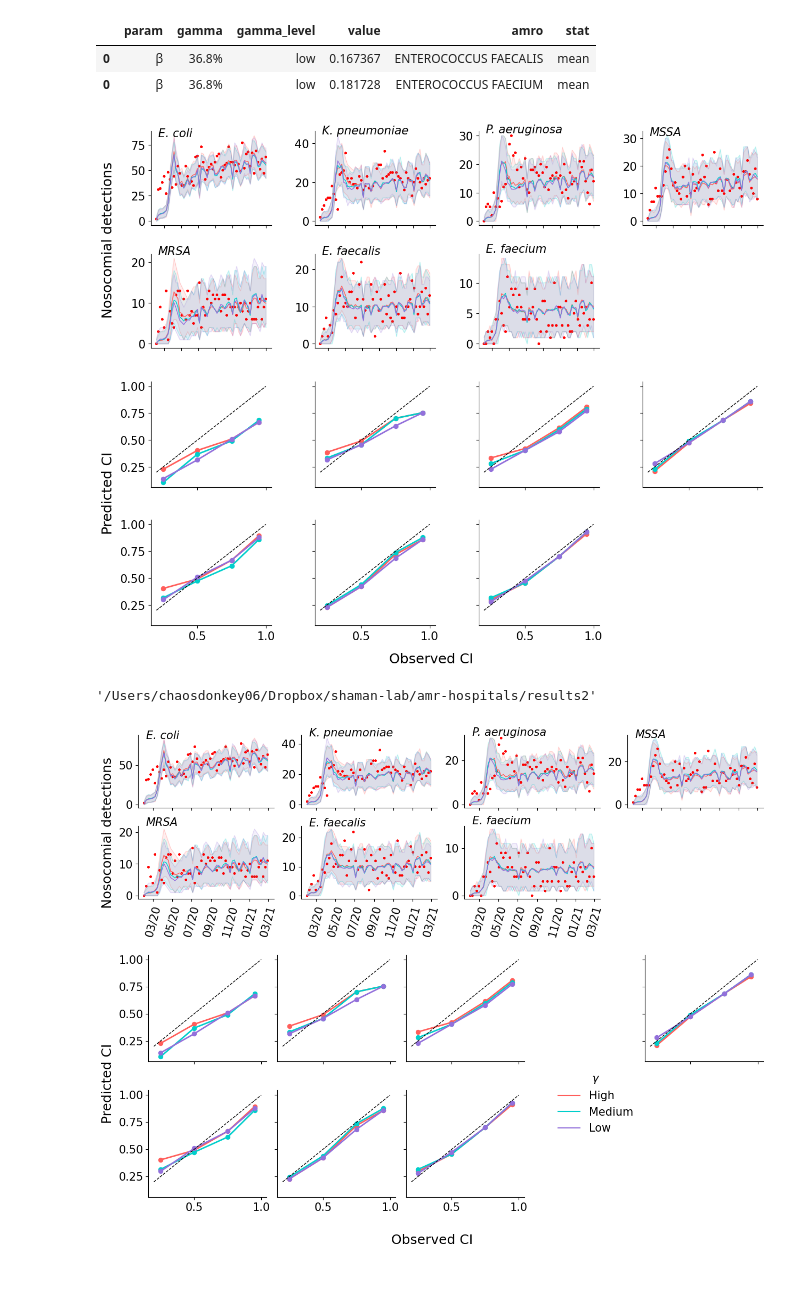
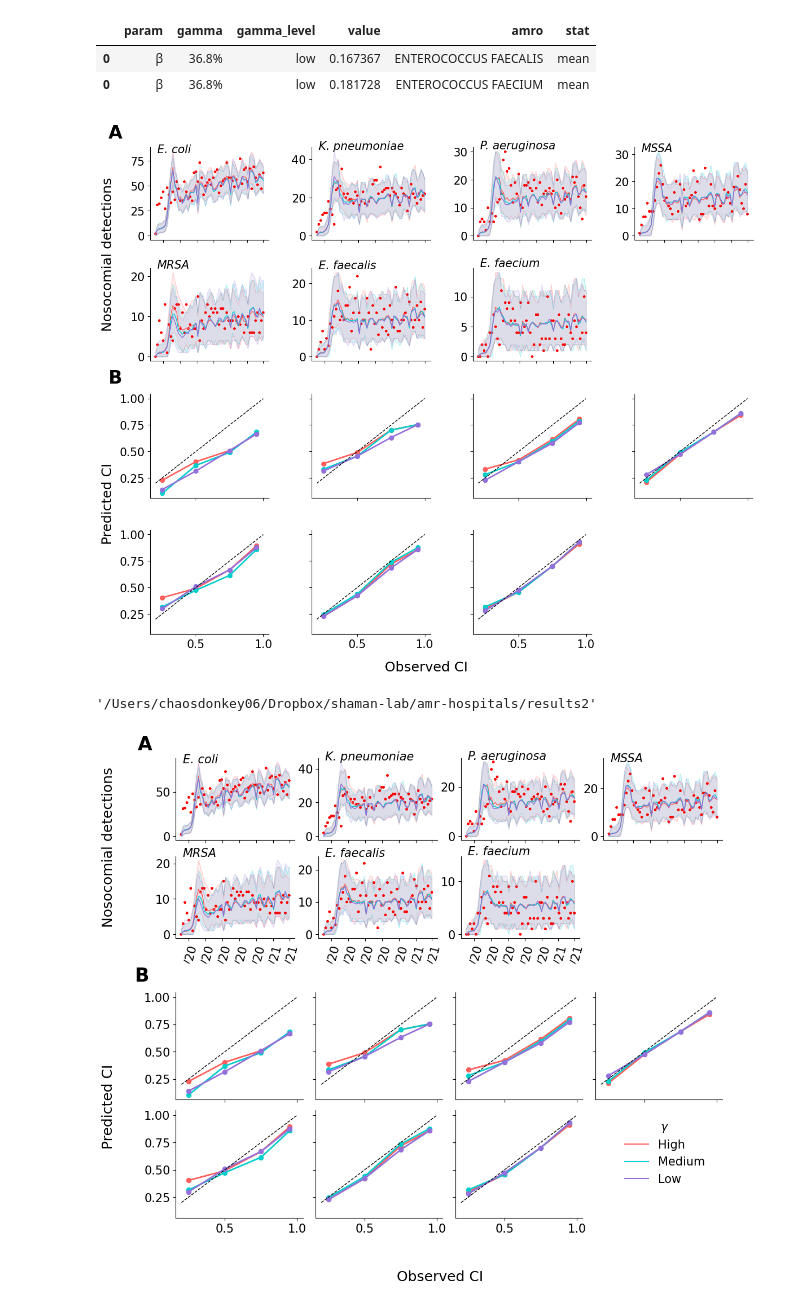
Before and after one commit to ChaosDonkey06/AMR_ABM2, a Jupyter notebook: manuscript/Fig3and4.ipynb, the cells around one changed output. Cells and saved outputs as stored; diff of their text form; code cells hidden in the pictures; blank space fills up the shorter version.

Commit message:
update figures

```diff
--- a/manuscript/Fig3and4.ipynb
+++ b/manuscript/Fig3and4.ipynb
@@ -748,6 +747,9 @@ subfigs[1].supxlabel(r'Observed CI', y=-0.12)
 subfigs[1].supylabel(r'Predicted CI')
 subfigs[0].supylabel(r'Nosocomial detections')
 
+axes[0, 0].text(x = -0.35, y = 1.1, s="A", weight="bold", color="k", transform=axes[0, 0].transAxes, fontsize=24)
+axes_c[0, 0].text(x = -0.35, y = 1.1, s="B", weight="bold", color="k", transform=axes_c[0, 0].transAxes, fontsize=24)
+
 #fig.suptitle("Calibration at hospital level.")
 fig.savefig(os.path.join(results2_dir, "paper_figures", "fig4.png"),
                                                                 dpi         = 300,
@@ -759,7 +761,7 @@ fig.savefig(os.path.join(results2_dir, "paper_figures_corrected", "fig4.png"),
                                                                 transparent = True,
                                                                 bbox_inches = 'tight')
 # %% [output]
-[figure, old version]
+[figure, new version]
 # %%
 results2_dir
 # %% [output]
@@ -771,8 +773,8 @@ import seaborn as sns
 COLORS_GAMMA = ["#ff5e5b", "#00cecb", "mediumpurple"]
 
 
-fig     = plt.figure(constrained_layout=True, figsize=(12.5, 9.2))
-subfigs = fig.subfigures(2, 1, hspace=0.05, wspace=0.05, height_ratios=[0.45, 0.55])
+fig     = plt.figure(constrained_layout=False, figsize=(12.5, 9.2))
+subfigs = fig.subfigures(2, 1, hspace=0.1, wspace=0.1, height_ratios=[0.45, 0.55])
 
 axes   = subfigs[0].subplots(2, 4, sharex="col")
 axes_c = subfigs[1].subplots(2, 4, sharex=True, sharey=True)
@@ -852,35 +854,37 @@ for idx_amro, amro in enumerate(amro_search):
     ax_c.spines['top'].set_visible(False)
     ax_c.legend().remove()
     ax_c.set_ylabel(None)
     ax_c.set_xlabel(None)
 
     if idx_amro == 6:
-        ax_c.legend(bbox_to_anchor = (1.2, 1.25),
+        ax_c.legend(bbox_to_anchor = (1.25, 1.0),
                             title          = r"$\gamma$",
                             loc            = "upper left",
                             frameon        = False, ncol=1)
 
 subfigs[1].subplots_adjust(wspace=0.1, hspace=0.1)
 #plt.tight_layout()
 
 subfigs[1].subplots_adjust(top=0.9)
 
 subfigs[1].supxlabel(r'Observed CI', y=-0.12)
 subfigs[1].supylabel(r'Predicted CI')
 subfigs[0].supylabel(r'Nosocomial detections')
 
 #fig.suptitle("Calibration at hospital level.")
 #fig.savefig(os.path.join(results2_dir, "paper_figures", "fig4.png"),
 #                                                                dpi         = 300,
 #                                                                transparent = True,
 #                                                                bbox_inches = 'tight')
+axes[0, 0].text(x = -0.32, y = 1.1, s="A", weight="bold", color="k", transform=axes[0, 0].transAxes, fontsize=24)
+axes_c[0, 0].text(x = -0.32, y = 1.1, s="B", weight="bold", color="k", transform=axes_c[0, 0].transAxes, fontsize=24)
 
 fig.savefig(os.path.join(results2_dir, "paper_figures_corrected", "fig4_just_legend.png"),
                                                                 dpi         = 300,
                                                                 transparent = True,
                                                                 bbox_inches = 'tight')
 # %% [output]
-[figure, old version]
+[figure, new version]
 # %%
 totals_df         = pd.DataFrame(columns=["amro", "total"])
 totals_df["amro"] = amro_search
```
Also changed, not shown: parts of 1 cell of this notebook, 10 other files.
